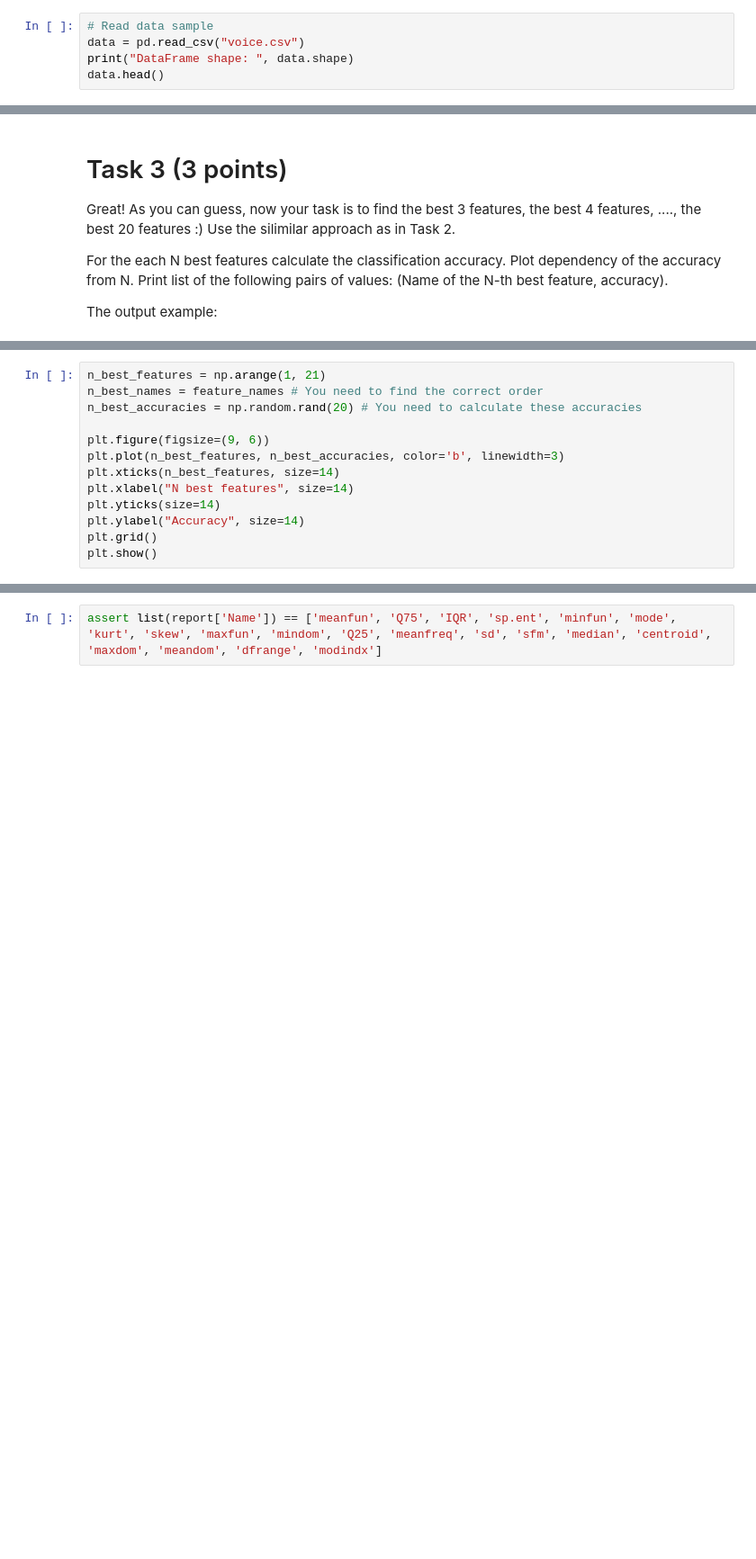
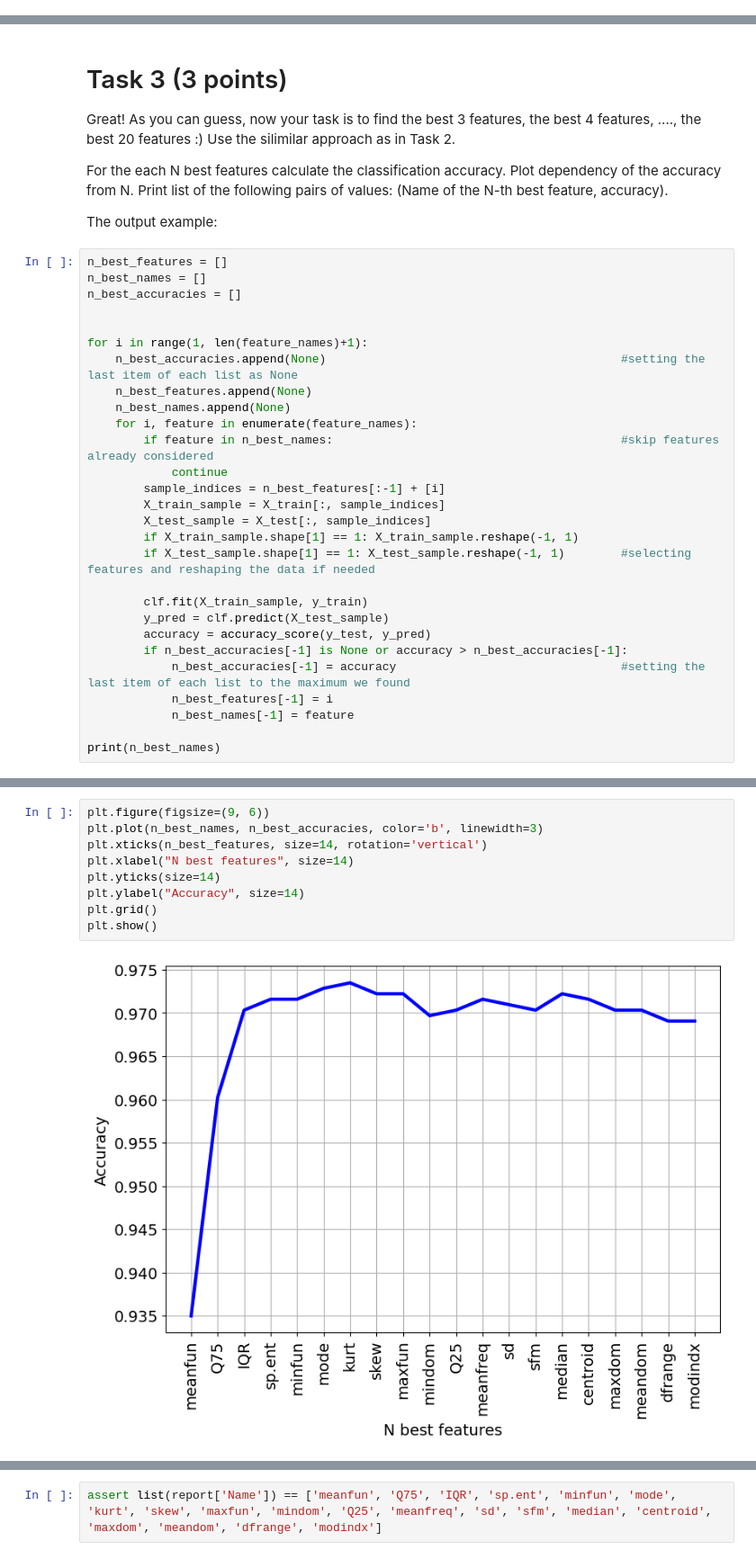
Before and after one commit to SIrRob525/MLHomeworks, a Jupyter notebook: homework8_FeatureSelectionDimentionReduction.ipynb, the cells around one changed output, grey strips where cells are left out. Shown at 90% size. Drawn from its saved outputs; the diff is of its cells as text; blank space fills up the shorter version.

Commit message:
solved the tasks: found the most informative features using simple selection, reduced dimentionality using PCA, and compared

```diff
--- a/homework8_FeatureSelectionDimentionReduction.ipynb
+++ b/homework8_FeatureSelectionDimentionReduction.ipynb
@@ -42,8 +54,3 @@ The following acoustic properties of each voice are measured and included within
-# %%
-# Read data sample
-data = pd.read_csv("voice.csv")
-print("DataFrame shape: ", data.shape)
-data.head()
 # %% [markdown]
 ## Data Preparation
 # %%
@@ -110,3 +148,31 @@ Great! As you can guess, now your task is to find the best 3 features, the best
 For the each N best features calculate the classification accuracy. Plot dependency of the accuracy from N. Print list of the following pairs of values: (Name of the N-th best feature, accuracy).
 
 The output example:
+# %%
+n_best_features = []
+n_best_names = []
+n_best_accuracies = []
+
+
+for i in range(1, len(feature_names)+1):
+    n_best_accuracies.append(None)                                          #setting the last item of each list as None
+    n_best_features.append(None)
+    n_best_names.append(None)
+    for i, feature in enumerate(feature_names):
+        if feature in n_best_names:                                         #skip features already considered
+            continue
+        sample_indices = n_best_features[:-1] + [i]
+        X_train_sample = X_train[:, sample_indices]
+        X_test_sample = X_test[:, sample_indices]
+        if X_train_sample.shape[1] == 1: X_train_sample.reshape(-1, 1)
+        if X_test_sample.shape[1] == 1: X_test_sample.reshape(-1, 1)        #selecting features and reshaping the data if needed
+
+        clf.fit(X_train_sample, y_train)
+        y_pred = clf.predict(X_test_sample)
+        accuracy = accuracy_score(y_test, y_pred)
+        if n_best_accuracies[-1] is None or accuracy > n_best_accuracies[-1]:
+            n_best_accuracies[-1] = accuracy                                #setting the last item of each list to the maximum we found
+            n_best_features[-1] = i
+            n_best_names[-1] = feature
+
+print(n_best_names)
@@ -113,13 +181,11 @@ The output example:
 # %%
-n_best_features = np.arange(1, 21)
-n_best_names = feature_names # You need to find the correct order
-n_best_accuracies = np.random.rand(20) # You need to calculate these accuracies
-
 plt.figure(figsize=(9, 6))
-plt.plot(n_best_features, n_best_accuracies, color='b', linewidth=3)
-plt.xticks(n_best_features, size=14)
+plt.plot(n_best_names, n_best_accuracies, color='b', linewidth=3)
+plt.xticks(n_best_features, size=14, rotation='vertical')
 plt.xlabel("N best features", size=14)
 plt.yticks(size=14)
 plt.ylabel("Accuracy", size=14)
 plt.grid()
 plt.show()
+# %% [output]
+[figure, added]
```
Also changed, not shown: parts of 16 cells of this notebook.
